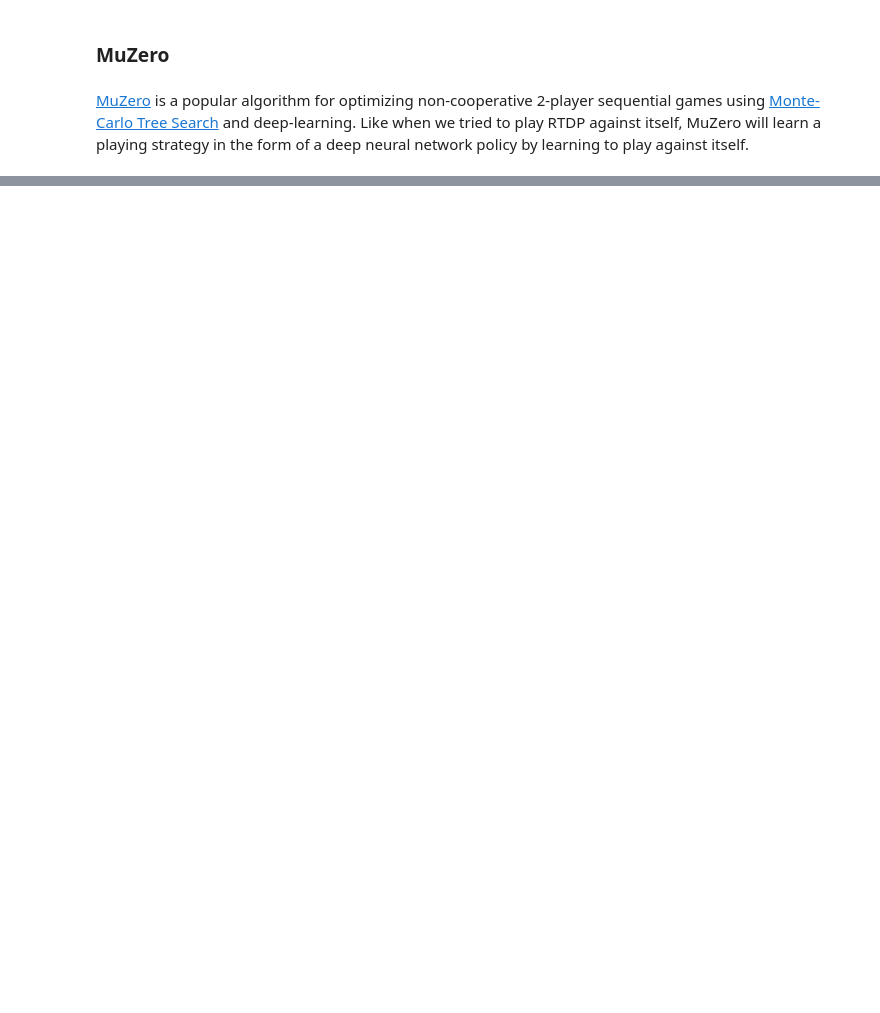
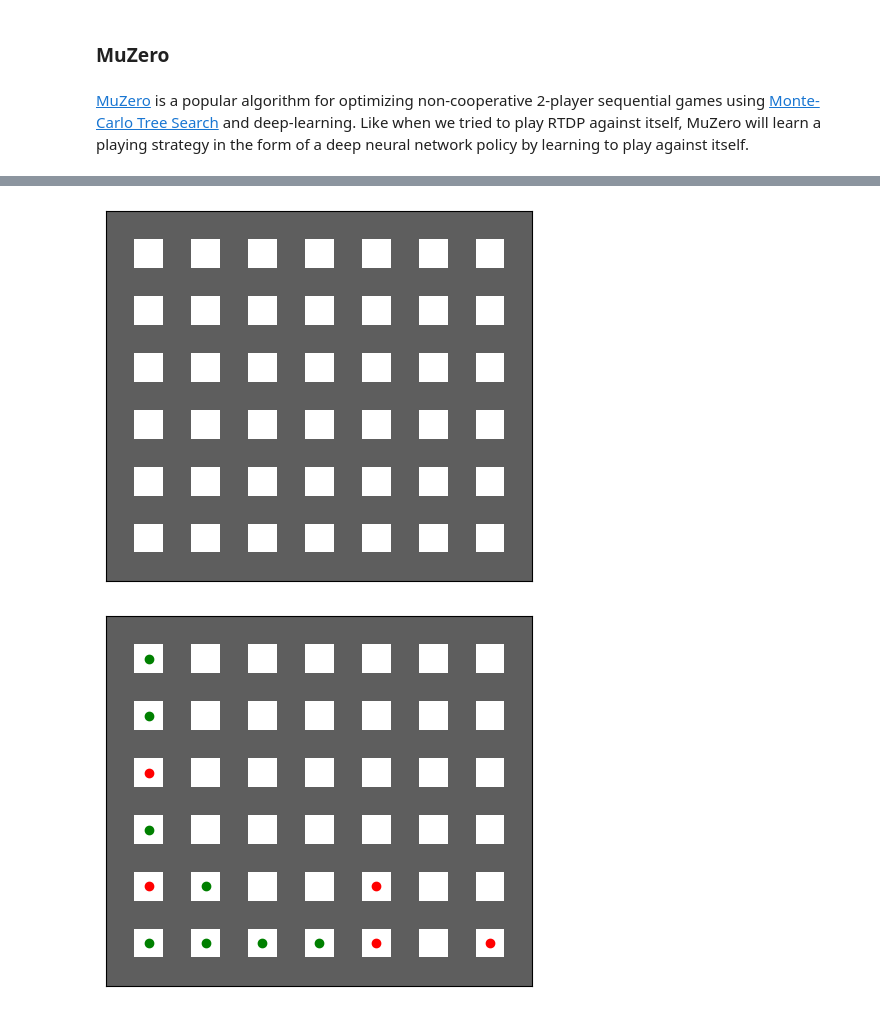
Before and after one commit to fteicht/seq_dec_mak, a Jupyter notebook: games/games.ipynb, the cells around one changed output, grey strips where cells are left out. Drawn from its saved outputs; the diff is of its cells as text; code cells hidden in the pictures; blank space fills up the shorter version.

Commit message:
update to skdecide last API and simulate muzero connect4 policy

```diff
--- a/games/games.ipynb
+++ b/games/games.ipynb
@@ -501,7 +515,7 @@ def call_game_rtdp(tree: Tree,
         parallel=False,
         debug_logs=False)
     with rtdp_factory() as rtdp:
-        ProbabilisticGameDomain.solve_with(rtdp, domain_factory)
+        rtdp.solve()
         node._best_child = rtdp.sample_action(node)
 
 def call_random_player(tic_tac_toe_tree: TicTacToeTree,
@@ -557,7 +585,7 @@ def call_game_rtdp(tree: Tree,
         parallel=False,
         debug_logs=False)
     with rtdp_factory() as rtdp:
-        ProbabilisticGameDomain.solve_with(rtdp, domain_factory)
+        rtdp.solve()
         node._best_child = rtdp.sample_action(node)
         policy = rtdp.get_policy()
 
@@ -1000,3 +1044,46 @@ config = MuZeroConfig()
 config.training_steps = 100
 muzero = MuZero('connect4', config)
 muzero.train()
+# %%
+import os
+import torch
+current_dir = os.path.abspath('')
+muzero_dir = os.path.join(current_dir, 'muzero')
+%env PYTHONPATH=$muzero_dir:$current_dir
+
+import sys
+sys.path.append(muzero_dir)
+sys.path.append(current_dir)
+
+from muzero import MuZero
+from games.connect4 import MuZeroConfig, Game
+
+config = MuZeroConfig()
+config.training_steps = 100
+muzero = MuZero('connect4', config)
+
+muzero.load_model(checkpoint_path = os.path.join(muzero_dir, "results/connect4/2025-06-25--13-59-36/model.checkpoint"))
+result, results = muzero.test(render=False)
+current_action = 0
+connect4_tree = Connect4Tree()
+
+node = connect4_tree.reset()
+connect4_tree.render(node)
+
+while not node.terminal:
+
+    connect4.player =  2 * int(node.max_player) -1
+    obs, reward, done = connect4.step(results[0].action_history[current_action])
+    current_action += 1
+    next_board = connect4.board.copy()
+
+    node = Tree.Node(
+        data=Board(next_board),  # obs is not what we want here
+        max_player=not node.max_player,
+        terminal=done,
+        terminal_value=reward if done else 0
+    )
+    connect4_tree.render(node)
+# %% [output]
+[figure, added]
+[figure, added]
```
Also changed, not shown: parts of 15 cells of this notebook, 2 other files.
